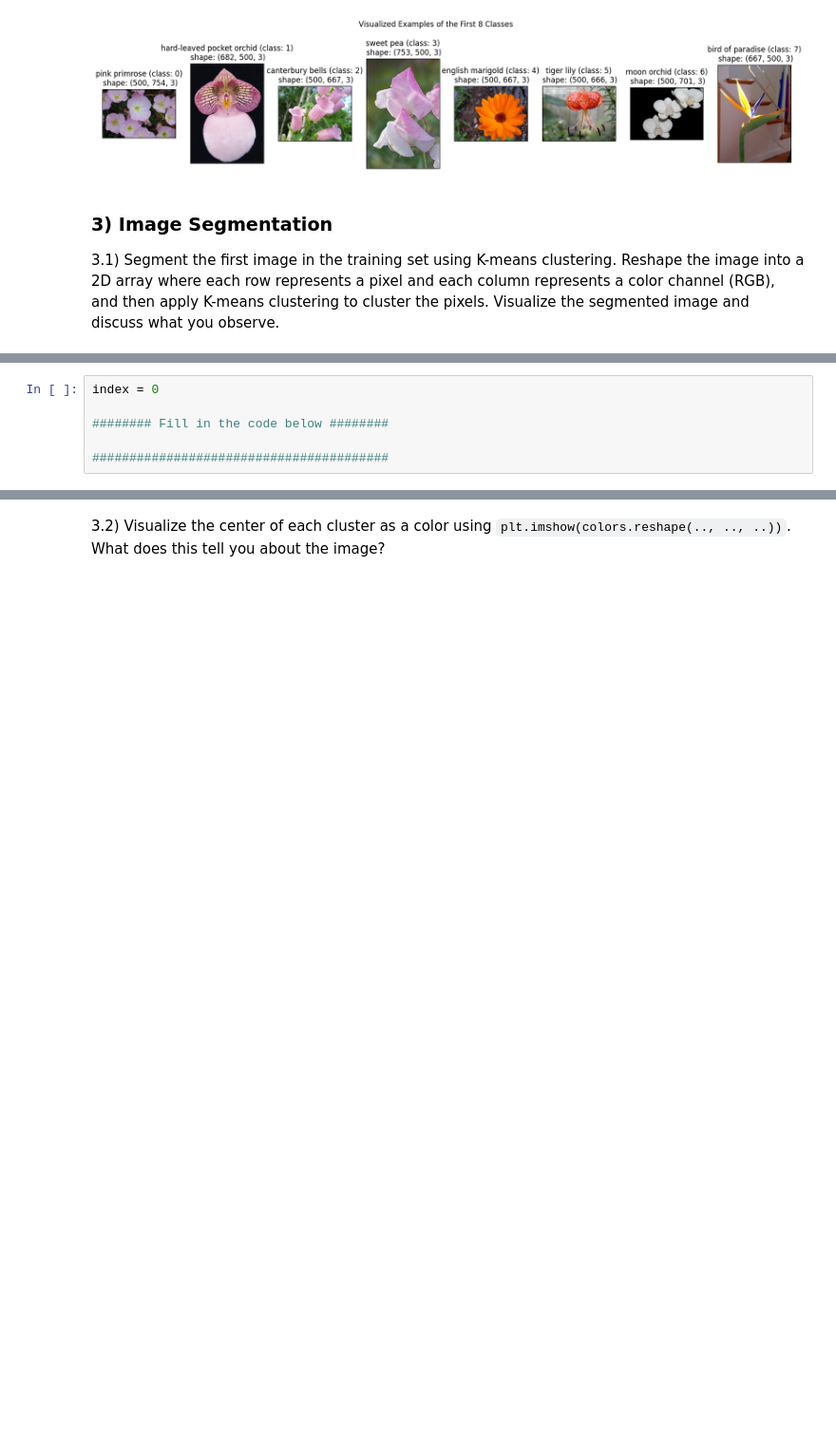
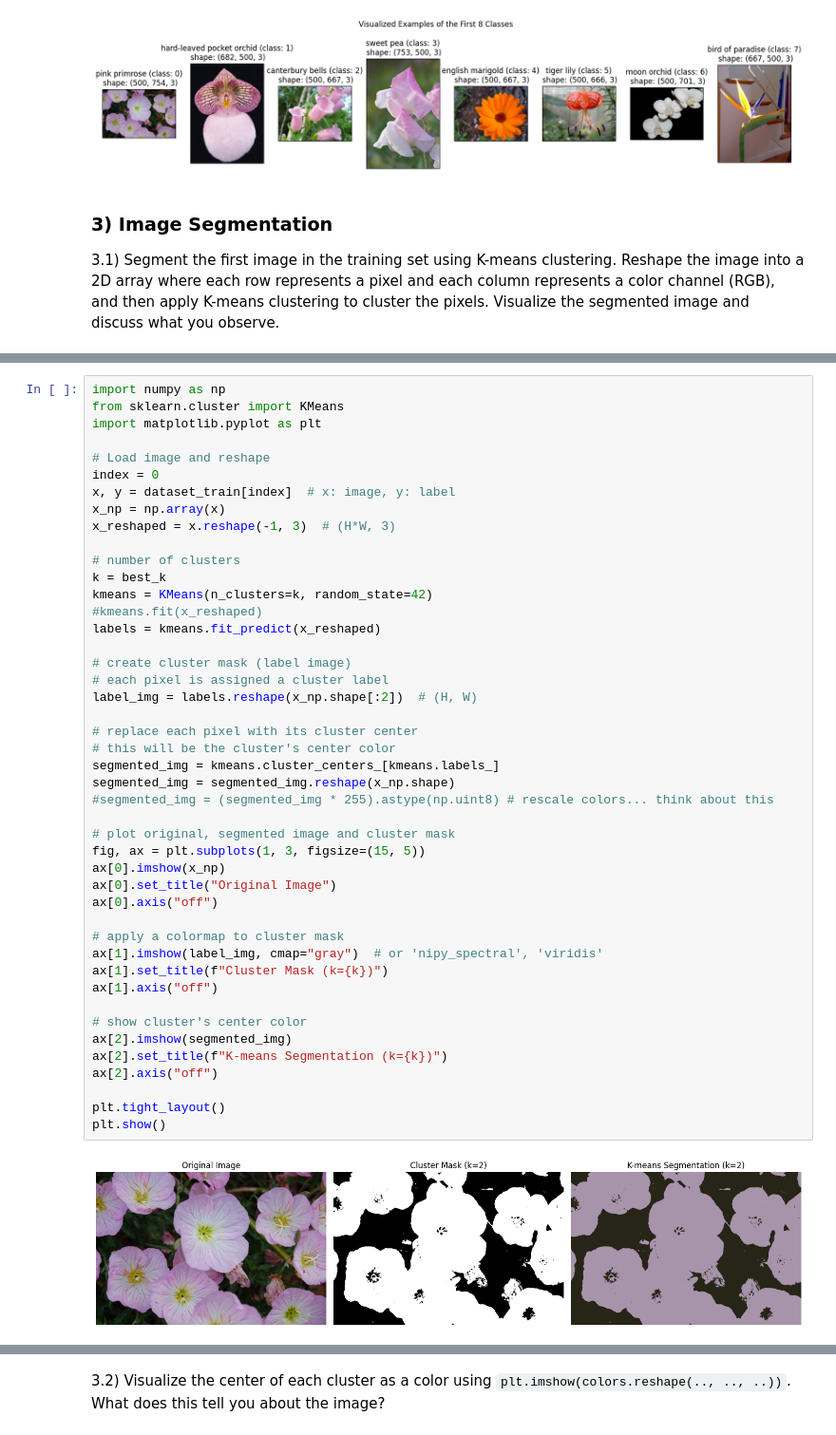
Before and after one commit to fractalclockwork/Chem277B, a Jupyter notebook: hw/HW_05/05_HW.ipynb, the cells around one changed output, grey strips where cells are left out. Shown at 95% size. Saved outputs shown, nothing was run; the diff lists cells and outputs as text; blank space fills up the shorter version.

Commit message:
completed k-mean

```diff
--- a/hw/HW_05/05_HW.ipynb
+++ b/hw/HW_05/05_HW.ipynb
@@ -121,7 +168,48 @@ for i, index in enumerate(indices):
 # %%
+import numpy as np
+from sklearn.cluster import KMeans
+import matplotlib.pyplot as plt
+
+# Load image and reshape
 index = 0
+x, y = dataset_train[index]  # x: image, y: label
+x_np = np.array(x)
+x_reshaped = x.reshape(-1, 3)  # (H*W, 3)
 
-######## Fill in the code below ########
+# number of clusters
+k = best_k
+kmeans = KMeans(n_clusters=k, random_state=42)
+#kmeans.fit(x_reshaped)
+labels = kmeans.fit_predict(x_reshaped)
 
-########################################
+# create cluster mask (label image)
+# each pixel is assigned a cluster label
+label_img = labels.reshape(x_np.shape[:2])  # (H, W)
+
+# replace each pixel with its cluster center
+# this will be the cluster's center color
+segmented_img = kmeans.cluster_centers_[kmeans.labels_]
+segmented_img = segmented_img.reshape(x_np.shape)
+#segmented_img = (segmented_img * 255).astype(np.uint8) # rescale colors... think about this
+
+# plot original, segmented image and cluster mask
+fig, ax = plt.subplots(1, 3, figsize=(15, 5))
+ax[0].imshow(x_np)
+ax[0].set_title("Original Image")
+ax[0].axis("off")
+
+# apply a colormap to cluster mask
+ax[1].imshow(label_img, cmap="gray")  # or 'nipy_spectral', 'viridis'
+ax[1].set_title(f"Cluster Mask (k={k})")
+ax[1].axis("off")
+
+# show cluster's center color
+ax[2].imshow(segmented_img)
+ax[2].set_title(f"K-means Segmentation (k={k})")
+ax[2].axis("off")
+
+plt.tight_layout()
+plt.show()
+# %% [output]
+[figure, added]
 # %% [markdown]
```
Also changed, not shown: parts of 8 cells of this notebook.
